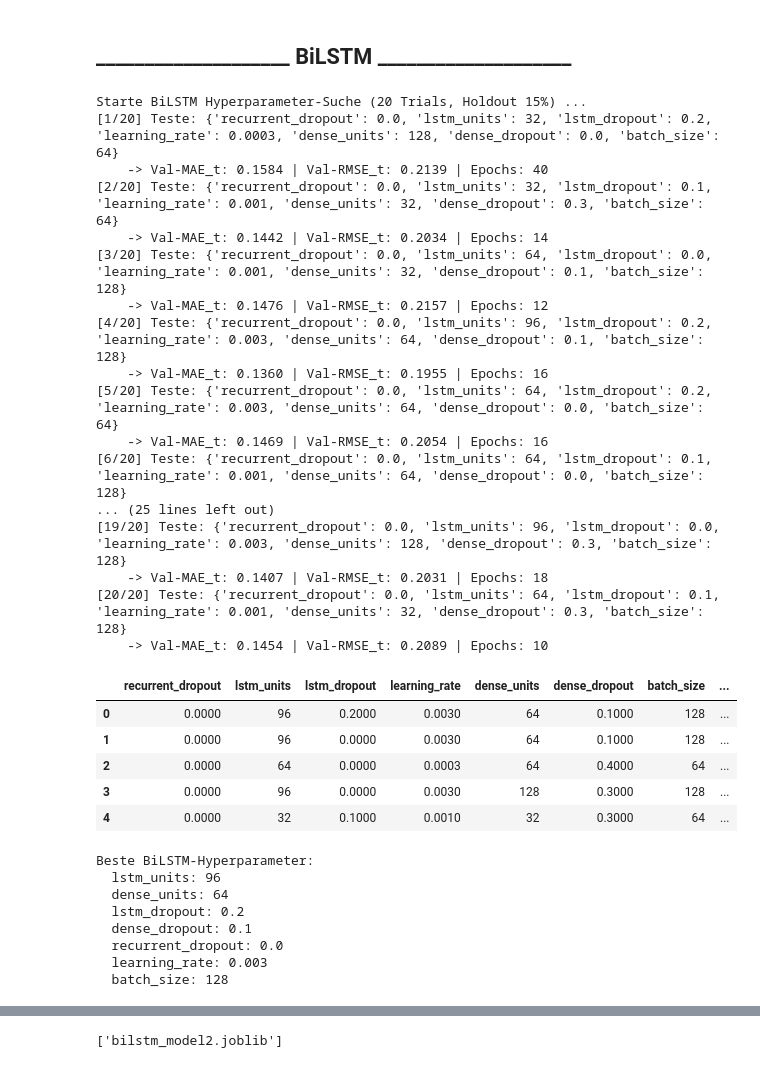
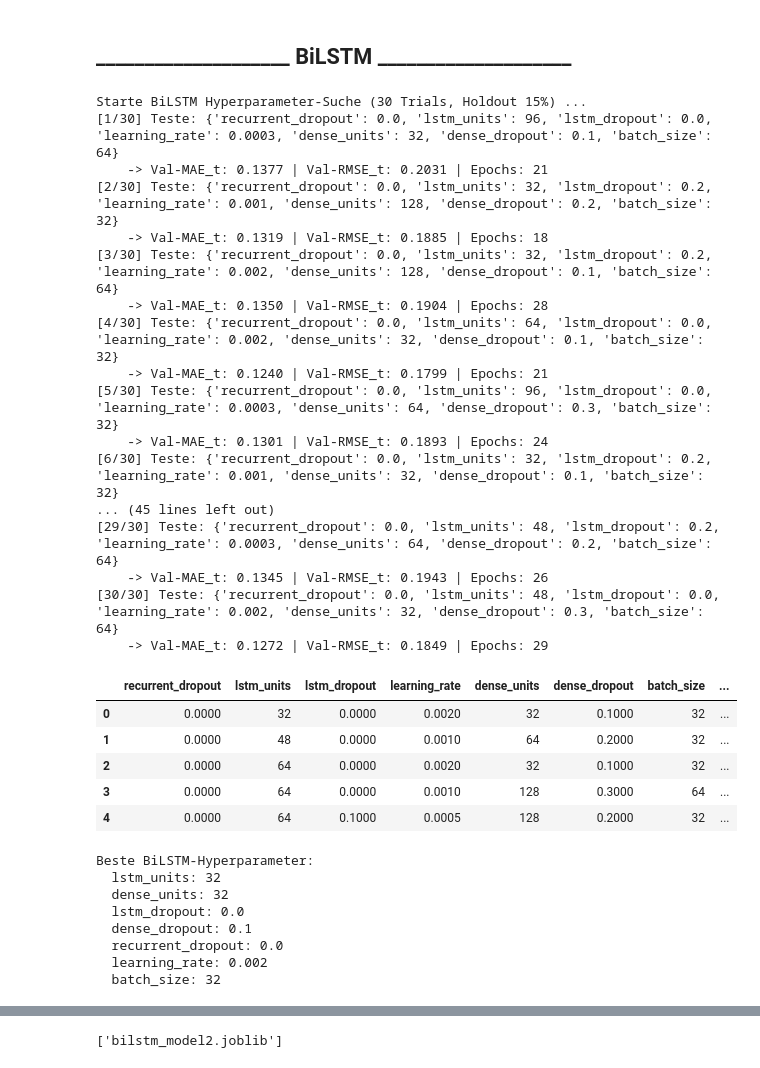
Before and after one commit to ds24m048/masters-thesis, a Jupyter notebook: price-forecast.ipynb, the cells around one changed output, grey strips where cells are left out. Cells and saved outputs as stored; diff of their text form; code cells hidden in the pictures.

```diff
--- a/price-forecast.ipynb
+++ b/price-forecast.ipynb
@@ -1450,20 +1450,20 @@ def evaluate_bilstm_params(params, val_frac=0.15, epochs=40, patience=6):
 # Search space
 # -------------------------------------------------
 bilstm_param_dist = {
-    "lstm_units": [32, 64, 96],
+    "lstm_units": [32, 48, 64, 96],
     "dense_units": [32, 64, 128],
     "lstm_dropout": [0.0, 0.1, 0.2],
-    "dense_dropout": [0.0, 0.1, 0.2, 0.3, 0.4],
+    "dense_dropout": [0.1, 0.2, 0.3],
     "recurrent_dropout": [0.0],
-    "learning_rate": [3e-4, 1e-3, 3e-3],
-    "batch_size": [64, 128],
+    "learning_rate": [3e-4, 5e-4, 1e-3, 2e-3],
+    "batch_size": [32, 64],
 }
 
 
 # -------------------------------------------------
 # Manual random search
 # -------------------------------------------------
-n_trials = 20
+n_trials = 30
 search_space = list(ParameterSampler(bilstm_param_dist, n_iter=n_trials, random_state=1904))
 
 bilstm_results = []
@@ -1476,68 +1476,68 @@ for i, params in enumerate(search_space, start=1):
     scores = evaluate_bilstm_params(
         params=params,
         val_frac=0.15,
-        epochs=40,
+        epochs=50,
         patience=6,
     )
 
     row = params.copy()
     row["val_mae_t"] = scores["mae_t"]
     row["val_rmse_t"] = scores["rmse_t"]
     row["epochs_ran"] = scores["epochs_ran"]
 
     bilstm_results.append(row)
 
     print(
         f"    -> Val-MAE_t: {row['val_mae_t']:.4f} | "
         f"Val-RMSE_t: {row['val_rmse_t']:.4f} | "
         f"Epochs: {row['epochs_ran']}"
     )
 
 bilstm_results_df = (
     pd.DataFrame(bilstm_results)
     .sort_values(["val_mae_t", "val_rmse_t"])
     .reset_index(drop=True)
 )
 
 display(bilstm_results_df.head(5))
 
 best_bilstm_params = {k: bilstm_results_df.loc[0, k] for k in bilstm_param_dist.keys()}
 
 print("\nBeste BiLSTM-Hyperparameter:")
 for k, v in best_bilstm_params.items():
     print(f"  {k}: {v}")
 # %% [output]
-Starte BiLSTM Hyperparameter-Suche (20 Trials, Holdout 15%) ...
-[1/20] Teste: {'recurrent_dropout': 0.0, 'lstm_units': 32, 'lstm_dropout': 0.2, 'learning_rate': 0.0003, 'dense_units': 128, 'dense_dropout': 0.0, 'batch_size': 64}
-    -> Val-MAE_t: 0.1584 | Val-RMSE_t: 0.2139 | Epochs: 40
-[2/20] Teste: {'recurrent_dropout': 0.0, 'lstm_units': 32, 'lstm_dropout': 0.1, 'learning_rate': 0.001, 'dense_units': 32, 'dense_dropout': 0.3, 'batch_size': 64}
-    -> Val-MAE_t: 0.1442 | Val-RMSE_t: 0.2034 | Epochs: 14
-[3/20] Teste: {'recurrent_dropout': 0.0, 'lstm_units': 64, 'lstm_dropout': 0.0, 'learning_rate': 0.001, 'dense_units': 32, 'dense_dropout': 0.1, 'batch_size': 128}
-    -> Val-MAE_t: 0.1476 | Val-RMSE_t: 0.2157 | Epochs: 12
-[4/20] Teste: {'recurrent_dropout': 0.0, 'lstm_units': 96, 'lstm_dropout': 0.2, 'learning_rate': 0.003, 'dense_units': 64, 'dense_dropout': 0.1, 'batch_size': 128}
-    -> Val-MAE_t: 0.1360 | Val-RMSE_t: 0.1955 | Epochs: 16
-[5/20] Teste: {'recurrent_dropout': 0.0, 'lstm_units': 64, 'lstm_dropout': 0.2, 'learning_rate': 0.003, 'dense_units': 64, 'dense_dropout': 0.0, 'batch_size': 64}
-    -> Val-MAE_t: 0.1469 | Val-RMSE_t: 0.2054 | Epochs: 16
-[6/20] Teste: {'recurrent_dropout': 0.0, 'lstm_units': 64, 'lstm_dropout': 0.1, 'learning_rate': 0.001, 'dense_units': 64, 'dense_dropout': 0.0, 'batch_size': 128}
-... (25 lines left out)
-[19/20] Teste: {'recurrent_dropout': 0.0, 'lstm_units': 96, 'lstm_dropout': 0.0, 'learning_rate': 0.003, 'dense_units': 128, 'dense_dropout': 0.3, 'batch_size': 128}
-    -> Val-MAE_t: 0.1407 | Val-RMSE_t: 0.2031 | Epochs: 18
-[20/20] Teste: {'recurrent_dropout': 0.0, 'lstm_units': 64, 'lstm_dropout': 0.1, 'learning_rate': 0.001, 'dense_units': 32, 'dense_dropout': 0.3, 'batch_size': 128}
-    -> Val-MAE_t: 0.1454 | Val-RMSE_t: 0.2089 | Epochs: 10
+Starte BiLSTM Hyperparameter-Suche (30 Trials, Holdout 15%) ...
+[1/30] Teste: {'recurrent_dropout': 0.0, 'lstm_units': 96, 'lstm_dropout': 0.0, 'learning_rate': 0.0003, 'dense_units': 32, 'dense_dropout': 0.1, 'batch_size': 64}
+    -> Val-MAE_t: 0.1377 | Val-RMSE_t: 0.2031 | Epochs: 21
+[2/30] Teste: {'recurrent_dropout': 0.0, 'lstm_units': 32, 'lstm_dropout': 0.2, 'learning_rate': 0.001, 'dense_units': 128, 'dense_dropout': 0.2, 'batch_size': 32}
+    -> Val-MAE_t: 0.1319 | Val-RMSE_t: 0.1885 | Epochs: 18
+[3/30] Teste: {'recurrent_dropout': 0.0, 'lstm_units': 32, 'lstm_dropout': 0.2, 'learning_rate': 0.002, 'dense_units': 128, 'dense_dropout': 0.1, 'batch_size': 64}
+    -> Val-MAE_t: 0.1350 | Val-RMSE_t: 0.1904 | Epochs: 28
+[4/30] Teste: {'recurrent_dropout': 0.0, 'lstm_units': 64, 'lstm_dropout': 0.0, 'learning_rate': 0.002, 'dense_units': 32, 'dense_dropout': 0.1, 'batch_size': 32}
+    -> Val-MAE_t: 0.1240 | Val-RMSE_t: 0.1799 | Epochs: 21
+[5/30] Teste: {'recurrent_dropout': 0.0, 'lstm_units': 96, 'lstm_dropout': 0.0, 'learning_rate': 0.0003, 'dense_units': 64, 'dense_dropout': 0.3, 'batch_size': 32}
+    -> Val-MAE_t: 0.1301 | Val-RMSE_t: 0.1893 | Epochs: 24
+[6/30] Teste: {'recurrent_dropout': 0.0, 'lstm_units': 32, 'lstm_dropout': 0.2, 'learning_rate': 0.001, 'dense_units': 32, 'dense_dropout': 0.1, 'batch_size': 32}
+... (45 lines left out)
+[29/30] Teste: {'recurrent_dropout': 0.0, 'lstm_units': 48, 'lstm_dropout': 0.2, 'learning_rate': 0.0003, 'dense_units': 64, 'dense_dropout': 0.2, 'batch_size': 64}
+    -> Val-MAE_t: 0.1345 | Val-RMSE_t: 0.1943 | Epochs: 26
+[30/30] Teste: {'recurrent_dropout': 0.0, 'lstm_units': 48, 'lstm_dropout': 0.0, 'learning_rate': 0.002, 'dense_units': 32, 'dense_dropout': 0.3, 'batch_size': 64}
+    -> Val-MAE_t: 0.1272 | Val-RMSE_t: 0.1849 | Epochs: 29
 |  | recurrent_dropout | lstm_units | lstm_dropout | learning_rate | dense_units | dense_dropout | batch_size | ... |
-| 0 | 0.0000 | 96 | 0.2000 | 0.0030 | 64 | 0.1000 | 128 | ... |
-| 1 | 0.0000 | 96 | 0.0000 | 0.0030 | 64 | 0.1000 | 128 | ... |
-| 2 | 0.0000 | 64 | 0.0000 | 0.0003 | 64 | 0.4000 | 64 | ... |
-| 3 | 0.0000 | 96 | 0.0000 | 0.0030 | 128 | 0.3000 | 128 | ... |
-| 4 | 0.0000 | 32 | 0.1000 | 0.0010 | 32 | 0.3000 | 64 | ... |
+| 0 | 0.0000 | 32 | 0.0000 | 0.0020 | 32 | 0.1000 | 32 | ... |
+| 1 | 0.0000 | 48 | 0.0000 | 0.0010 | 64 | 0.2000 | 32 | ... |
+| 2 | 0.0000 | 64 | 0.0000 | 0.0020 | 32 | 0.1000 | 32 | ... |
+| 3 | 0.0000 | 64 | 0.0000 | 0.0010 | 128 | 0.3000 | 64 | ... |
+| 4 | 0.0000 | 64 | 0.1000 | 0.0005 | 128 | 0.2000 | 32 | ... |
 Beste BiLSTM-Hyperparameter:
-  lstm_units: 96
-  dense_units: 64
-  lstm_dropout: 0.2
+  lstm_units: 32
+  dense_units: 32
+  lstm_dropout: 0.0
   dense_dropout: 0.1
   recurrent_dropout: 0.0
-  learning_rate: 0.003
-  batch_size: 128
+  learning_rate: 0.002
+  batch_size: 32
 # %%
 # -------------------------------------------------
 # Final fit auf voller Trainingsmenge
```
Also changed, not shown: parts of 1 cell of this notebook.
